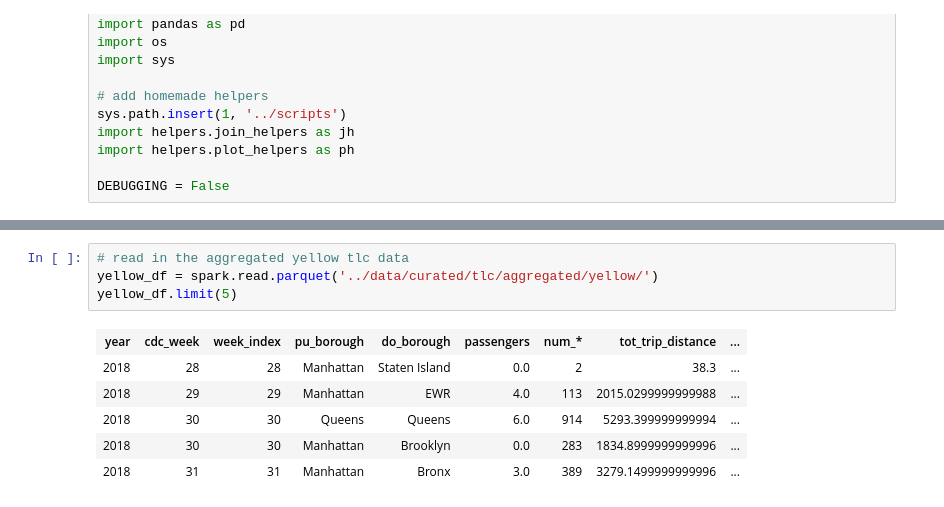
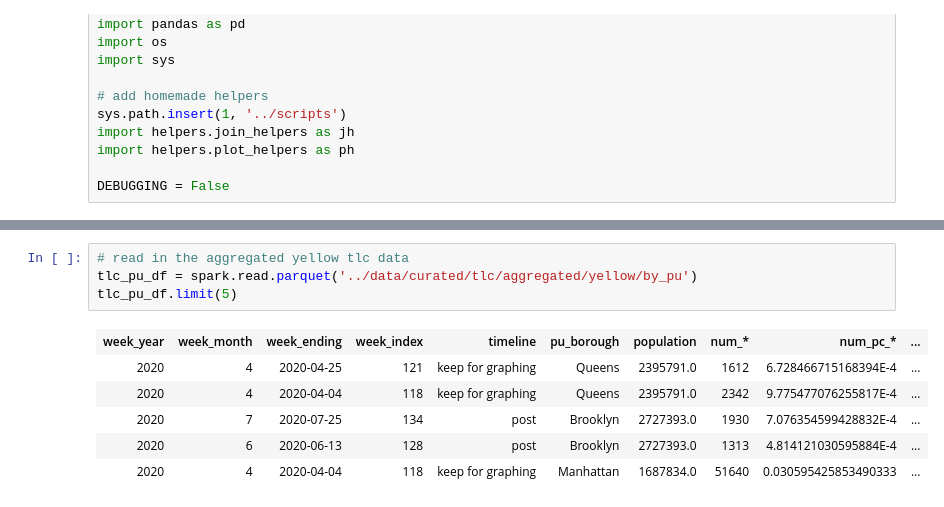
Before and after one commit to MAST30034-Applied-Data-Science/mast30034-project-1-DigitalData, a Jupyter notebook: notebooks/data_analysis_yellow_vs_flu.ipynb, the cells around one changed output, grey strips where cells are left out. Cells and saved outputs as stored; diff of their text form.

```diff
--- a/notebooks/data_analysis_yellow_vs_flu.ipynb
+++ b/notebooks/data_analysis_yellow_vs_flu.ipynb
@@ -46,13 +44,13 @@ To adjust logging level use sc.setLogLevel(newLevel). For SparkR, use setLogLeve
 # %%
 # read in the aggregated yellow tlc data
-yellow_df = spark.read.parquet('../data/curated/tlc/aggregated/yellow/')
-yellow_df.limit(5)
+tlc_pu_df = spark.read.parquet('../data/curated/tlc/aggregated/yellow/by_pu')
+tlc_pu_df.limit(5)
 # %% [output]
-| year | cdc_week | week_index | pu_borough | do_borough | passengers | num_* | tot_trip_distance | ... |
-| 2018 | 28 | 28 | Manhattan | Staten Island | 0.0 | 2 | 38.3 | ... |
-| 2018 | 29 | 29 | Manhattan | EWR | 4.0 | 113 | 2015.0299999999988 | ... |
-| 2018 | 30 | 30 | Queens | Queens | 6.0 | 914 | 5293.399999999994 | ... |
-| 2018 | 30 | 30 | Manhattan | Brooklyn | 0.0 | 283 | 1834.8999999999996 | ... |
-| 2018 | 31 | 31 | Manhattan | Bronx | 3.0 | 389 | 3279.1499999999996 | ... |
+| week_year | week_month | week_ending | week_index | timeline | pu_borough | population | num_* | num_pc_* | ... |
+| 2020 | 4 | 2020-04-25 | 121 | keep for graphing | Queens | 2395791.0 | 1612 | 6.728466715168394E-4 | ... |
+| 2020 | 4 | 2020-04-04 | 118 | keep for graphing | Queens | 2395791.0 | 2342 | 9.775477076255817E-4 | ... |
+| 2020 | 7 | 2020-07-25 | 134 | post | Brooklyn | 2727393.0 | 1930 | 7.076354599428832E-4 | ... |
+| 2020 | 6 | 2020-06-13 | 128 | post | Brooklyn | 2727393.0 | 1313 | 4.814121030595884E-4 | ... |
+| 2020 | 4 | 2020-04-04 | 118 | keep for graphing | Manhattan | 1687834.0 | 51640 | 0.030595425853490333 | ... |
 # %%
 # read in the aggregated covid data
```
Also changed, not shown: parts of 16 cells of this notebook, 31 other files.
